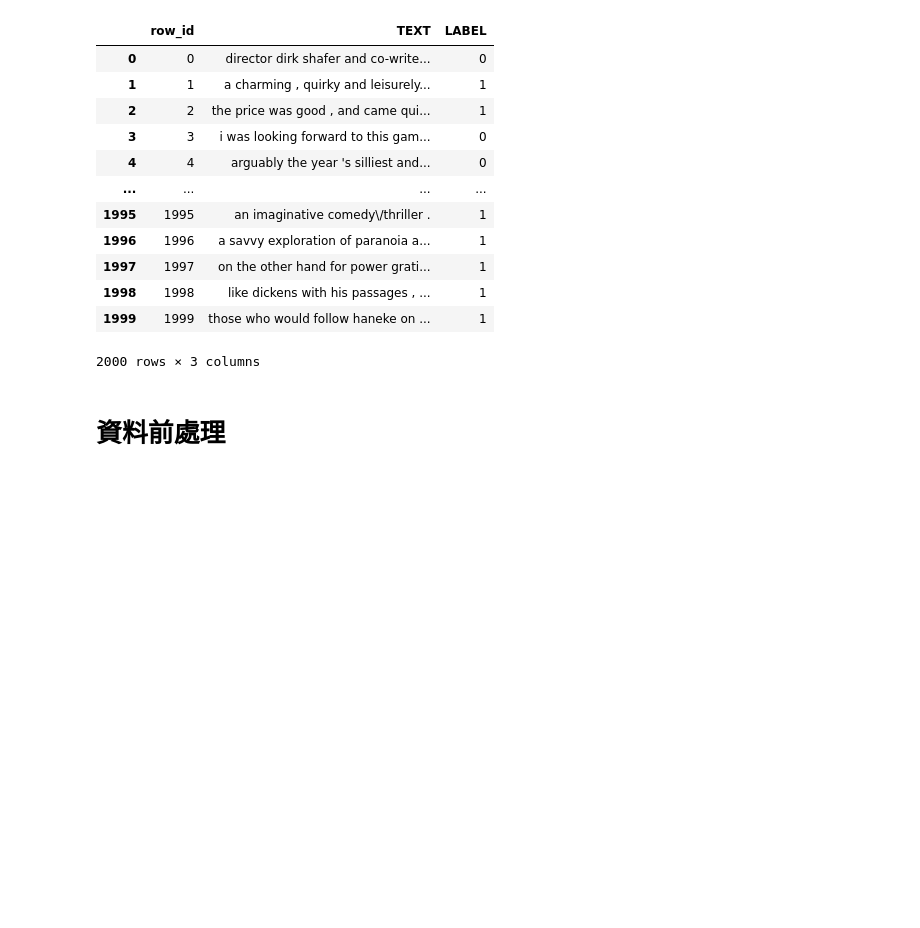
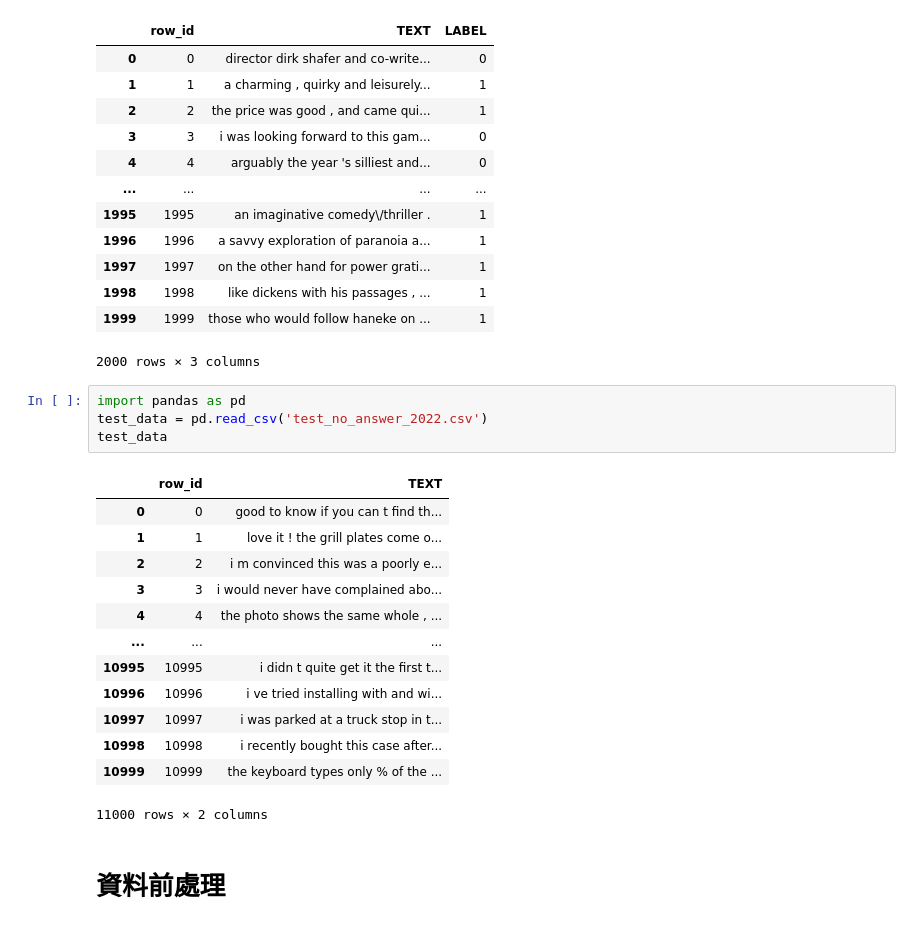
Before and after one commit to shih-yang-young/text-polarity-classification, a Jupyter notebook: BERT.ipynb, the cells around one changed output. Saved outputs shown, nothing was run; the diff lists cells and outputs as text; blank space fills up the shorter version.

```diff
--- a/BERT.ipynb
+++ b/BERT.ipynb
@@ -16,6 +16,24 @@ raw_data
 | 1998 | 1998 | like dickens with his passages , ... | 1 |
 | 1999 | 1999 | those who would follow haneke on ... | 1 |
 2000 rows × 3 columns
+# %%
+import pandas as pd
+test_data = pd.read_csv('test_no_answer_2022.csv')
+test_data
+# %% [output]
+|  | row_id | TEXT |
+| 0 | 0 | good to know if you can t find th... |
+| 1 | 1 | love it ! the grill plates come o... |
+| 2 | 2 | i m convinced this was a poorly e... |
+| 3 | 3 | i would never have complained abo... |
+| 4 | 4 | the photo shows the same whole , ... |
+| ... | ... | ... |
+| 10995 | 10995 | i didn t quite get it the first t... |
+| 10996 | 10996 | i ve tried installing with and wi... |
+| 10997 | 10997 | i was parked at a truck stop in t... |
+| 10998 | 10998 | i recently bought this case after... |
+| 10999 | 10999 | the keyboard types only % of the ... |
+11000 rows × 2 columns
 # %% [markdown]
 # 資料前處理
 # %%
```
Also changed, not shown: parts of 8 cells of this notebook, 2 other files.
